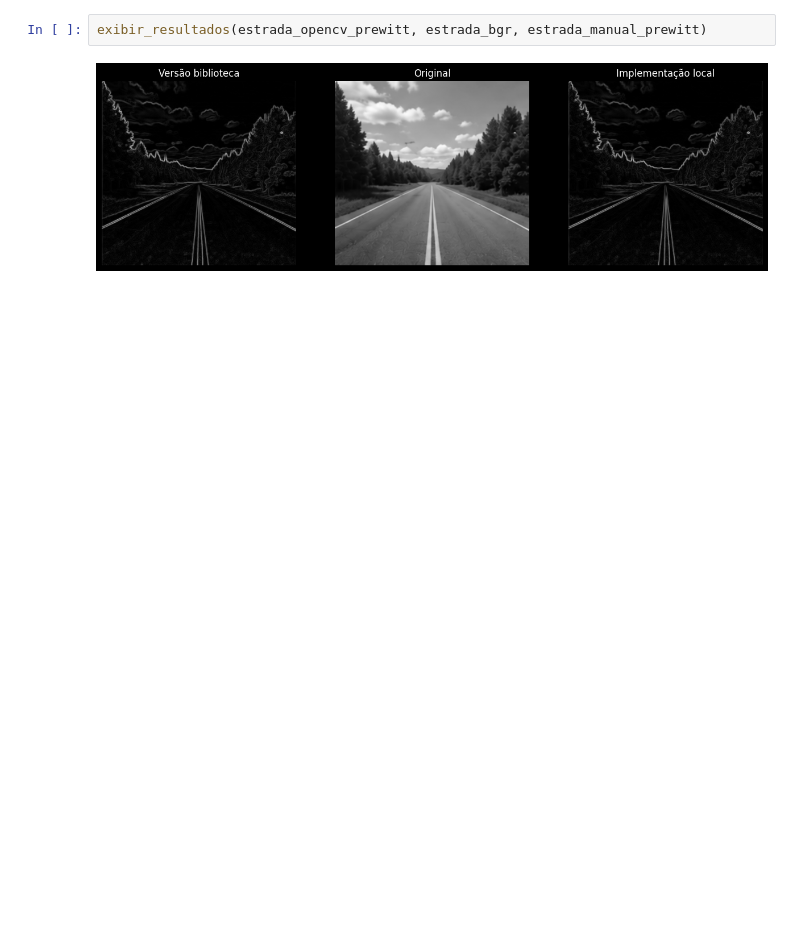
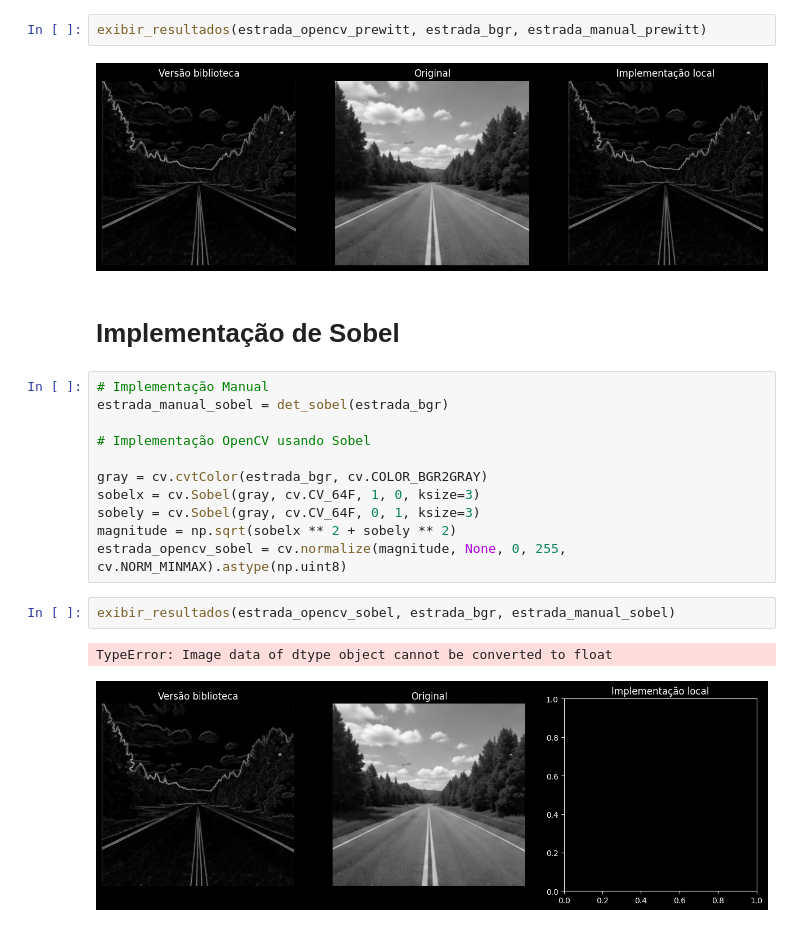
Before and after one commit to Renef13/Atividade_3_PI, a Jupyter notebook: det_bordas.ipynb, the cells around one changed output. Drawn from its saved outputs; the diff is of its cells as text; blank space fills up the shorter version.

Commit message:
add funcao de sobel

```diff
--- a/det_bordas.ipynb
+++ b/det_bordas.ipynb
@@ -55,3 +59,21 @@ estrada_opencv_prewitt = cv.normalize(
 exibir_resultados(estrada_opencv_prewitt, estrada_bgr, estrada_manual_prewitt)
 # %% [output]
 [figure]
+# %% [markdown]
+# Implementação de Sobel
+# %%
+# Implementação Manual
+estrada_manual_sobel = det_sobel(estrada_bgr)
+
+# Implementação OpenCV usando Sobel
+
+gray = cv.cvtColor(estrada_bgr, cv.COLOR_BGR2GRAY)
+sobelx = cv.Sobel(gray, cv.CV_64F, 1, 0, ksize=3)
+sobely = cv.Sobel(gray, cv.CV_64F, 0, 1, ksize=3)
+magnitude = np.sqrt(sobelx ** 2 + sobely ** 2)
+estrada_opencv_sobel = cv.normalize(magnitude, None, 0, 255, cv.NORM_MINMAX).astype(np.uint8)
+# %%
+exibir_resultados(estrada_opencv_sobel, estrada_bgr, estrada_manual_sobel)
+# %% [output]
+TypeError: Image data of dtype object cannot be converted to float
+[figure, added]
```
Also changed, not shown: parts of 4 cells of this notebook.
